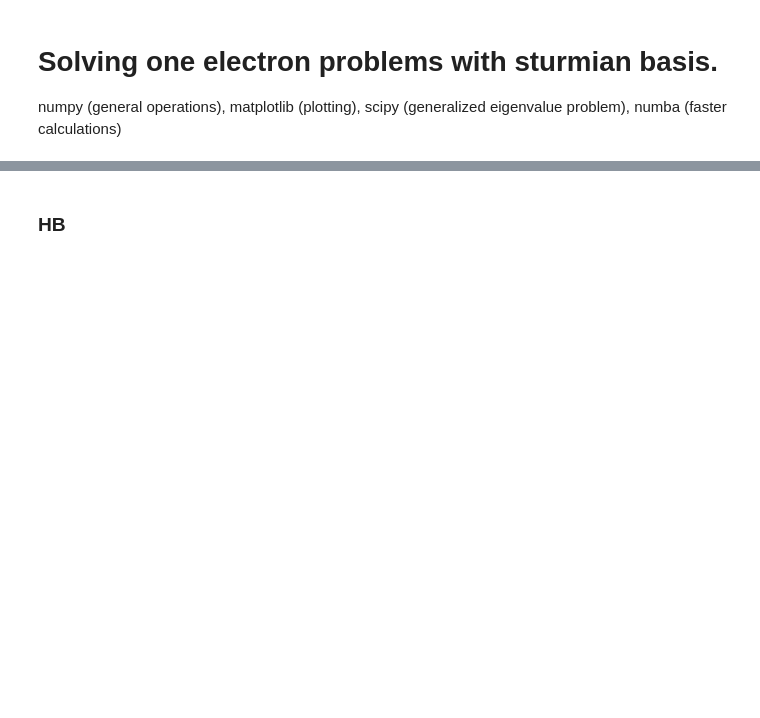
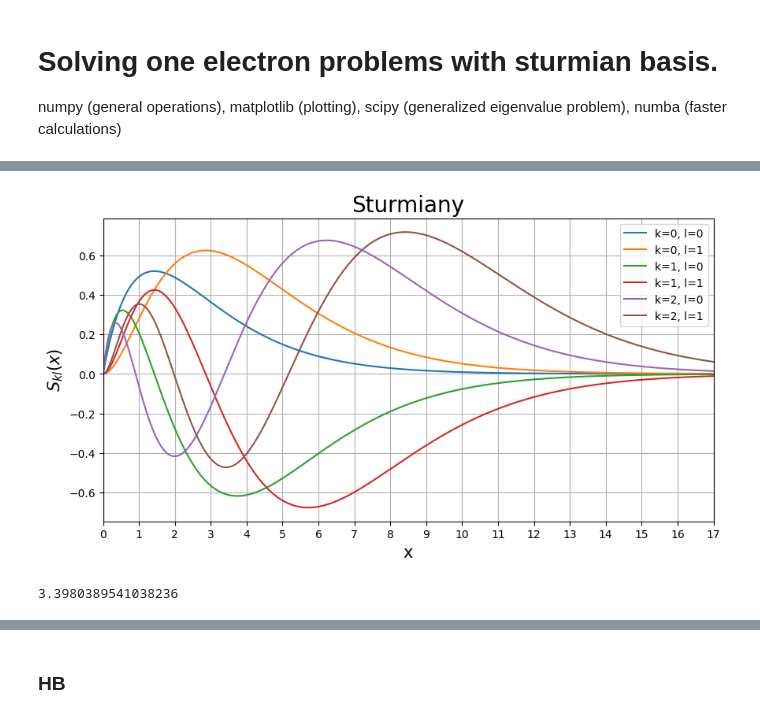
Before and after one commit to Indoxer/sturmian-quantum, a Jupyter notebook: sturmian.ipynb, the cells around one changed output, grey strips where cells are left out. Drawn from its saved outputs; the diff is of its cells as text; code cells hidden in the pictures; blank space fills up the shorter version.

```diff
--- a/sturmian.ipynb
+++ b/sturmian.ipynb
@@ -103,0 +138,40 @@ def V2(r, alpha_c, rc, a1, a2, a3, a4, z):
+# %%
+from tkinter import font
+
+plt.close()
+plt.figure(figsize=(10, 5))
+q = 0.7
+max_x = 17
+x = np.linspace(0.01, max_x, 1000)
+
+for k in range(0, 3):
+    for l in range(0, 2):
+        y = Skl(x, k, l, q)
+        # ax[0].plot(x, np.abs(y)**2, label=f"k={k}, l={l}")
+        plt.plot(x, y, label=f"k={k}, l={l}")
+
+plt.xticks(np.arange(0, 21, 1))
+plt.xlim(0.0, max_x)
+
+plt.title("Sturmiany", fontsize=20)
+plt.xlabel("x", fontsize=15)
+plt.ylabel(r"$S_{kl}(x)$", fontsize=15)
+plt.grid()
+plt.legend()
+plt.show()
+# %% [output]
+[figure, added]
+# %%
+r_max = 15
+q = 0.7
+n = 2
+l = 2
+
+Nr = 10000
+
+x = np.linspace(0, r_max, Nr)
+y = Skl(x, n, l, q)
+
+print(((y**2) * (r_max / Nr)).sum())
+# %% [output]
+3.3980389541038236
```
Also changed, not shown: parts of 14 cells of this notebook, 6 other files.
